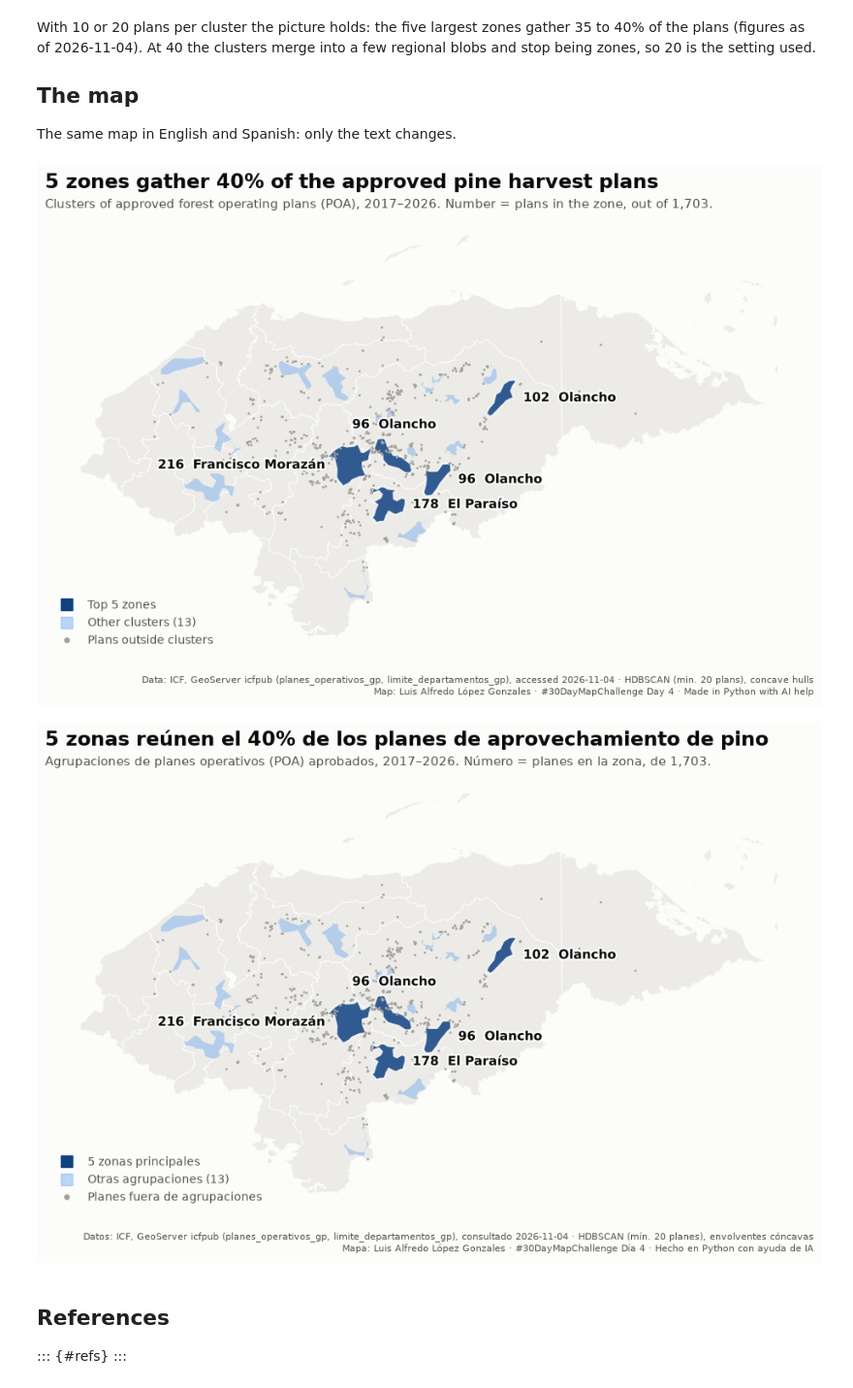
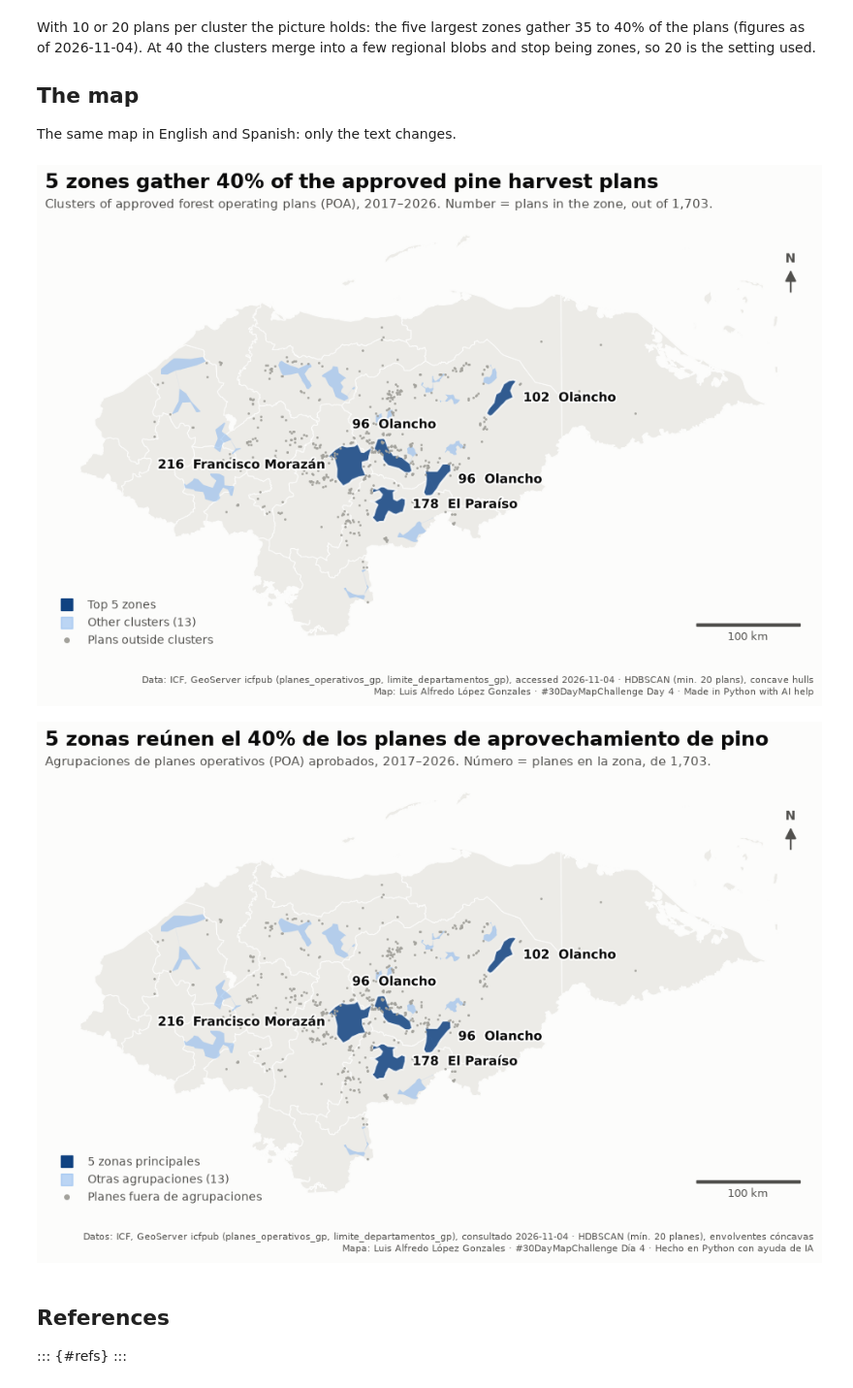
Before and after one commit to lalgonzales/30DaysChallenges, a Jupyter notebook: maps/2026/day04/clusters.ipynb, the cells around one changed output. Shown at 97% size. Cells and saved outputs as stored; diff of their text form; code cells hidden in the pictures.

Commit message:
feat(maps): scale bar and north arrow on days 4 and 5 (#36)
Closes #35

```diff
--- a/maps/2026/day04/clusters.ipynb
+++ b/maps/2026/day04/clusters.ipynb
@@ -299,35 +304,37 @@ def draw_map(lang: str) -> plt.Figure:
             label=text["other"],
         ),
         plt.Line2D([], [], marker="o", ls="", ms=4, color=MUTED, label=text["outside"]),
     ]
     ax.legend(
         handles=handles, loc="lower left", frameon=False, fontsize=10, labelcolor=INK_2
     )
     ax.text(
         1.0,
         -0.04,
         text["credits"],
         transform=ax.transAxes,
         ha="right",
         va="top",
         fontsize=8,
         color=INK_2,
     )
 
     ax.set_axis_off()
     ax.set_aspect("equal")
+    add_scale_bar(ax, loc="lower right", color=INK_2)
+    add_north_arrow(ax, xy=(0.97, 0.88), color=INK_2)
     return fig
 
 
 for lang in TEXT:
     fig = draw_map(lang)
     fig.savefig(
         f"day04-clusters-{lang}.png", dpi=200, bbox_inches="tight", facecolor=SURFACE
     )
 plt.show()
 # %% [output]
-[figure, old version]
+[figure, new version]
-[figure, old version]
+[figure, new version]
 # %% [markdown]
 ## References
 
```
Also changed, not shown: parts of 1 cell of this notebook, 8 other files.
